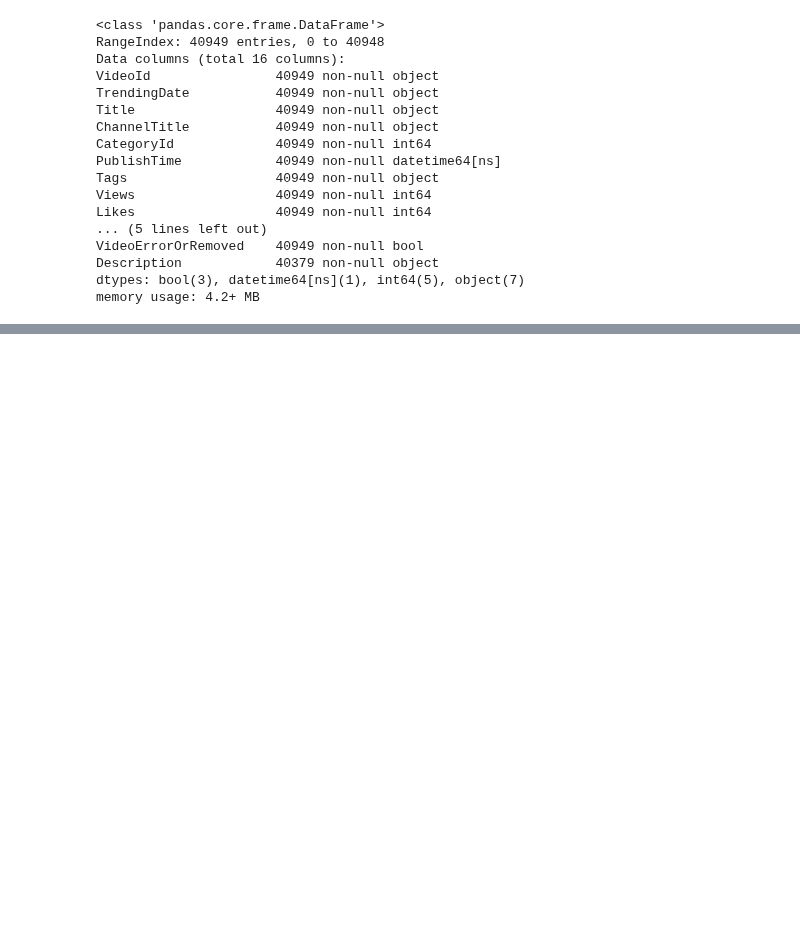
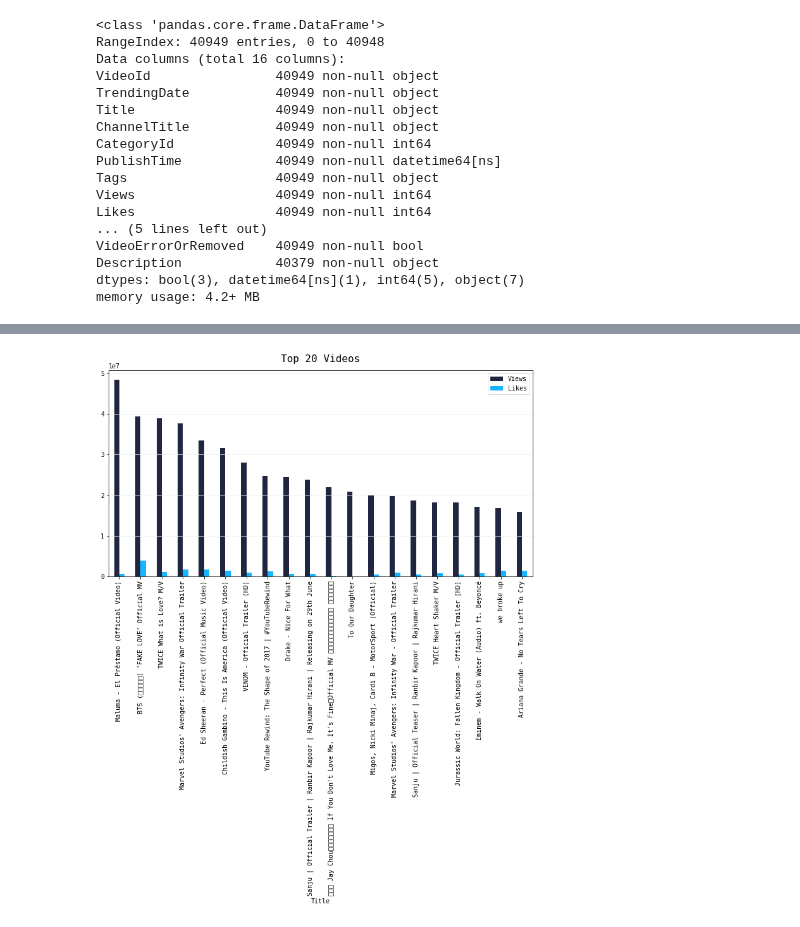
Before and after one commit to qu4ku/datasets-analysis, a Jupyter notebook: 012-youtube-trending-videos.ipynb, the cells around one changed output, grey strips where cells are left out. Saved outputs shown, nothing was run; the diff lists cells and outputs as text; code cells hidden in the pictures; blank space fills up the shorter version.

```diff
--- a/012-youtube-trending-videos.ipynb
+++ b/012-youtube-trending-videos.ipynb
@@ -264,0 +259,11 @@ df.head()
+# %%
+df_wo_duplicates = df.sort_values(by=['Views']).drop_duplicates(subset=['Title'])
+top_num = 20
+top_idxs = df_wo_duplicates.Views.sort_values(ascending=False)[:top_num].index
+
+df.loc[top_idxs, ['Title', 'Views', 'Likes']].set_index('Title').plot(kind='bar',
+                                                                     color=colors)
+plt.title('Top {} Videos'.format(top_num), y=1.02)
+plt.grid(axis='y')
+# %% [output]
+[figure, added]
```
Also changed, not shown: parts of 15 cells of this notebook.
